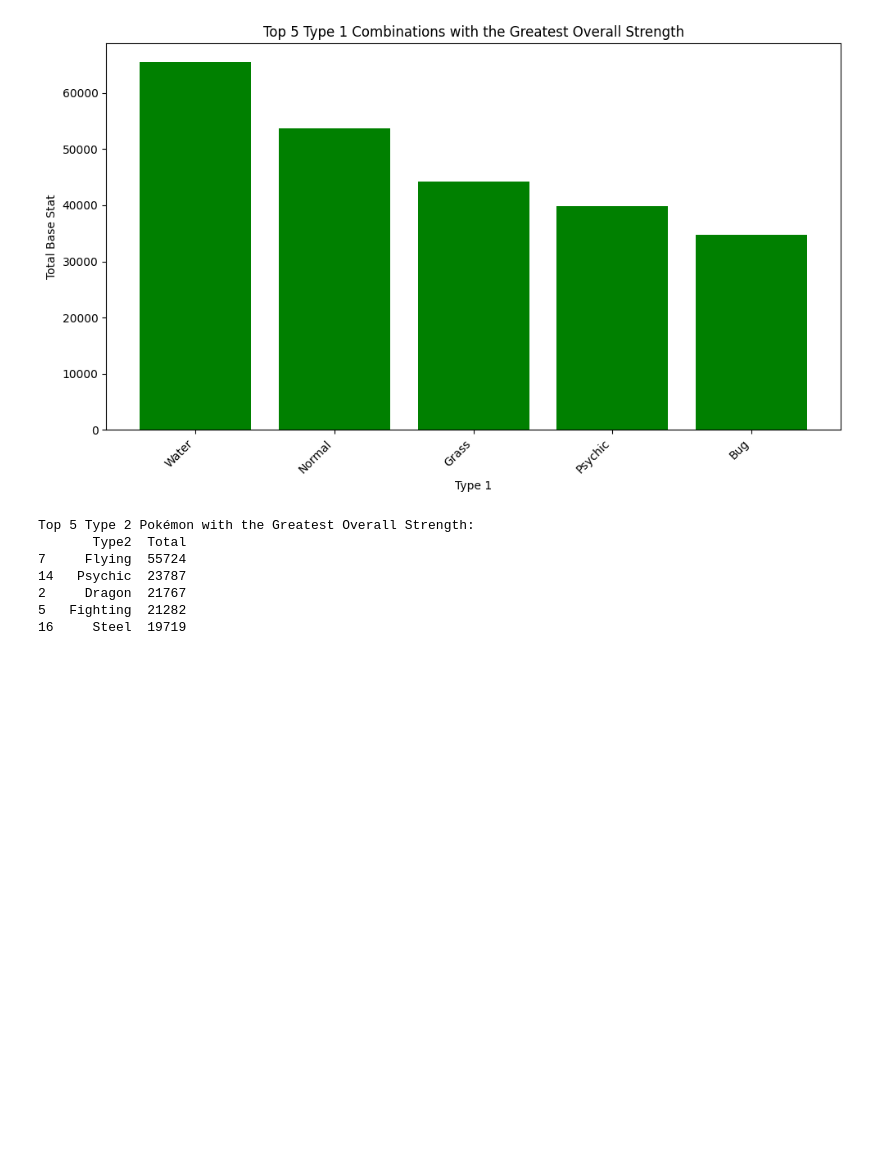
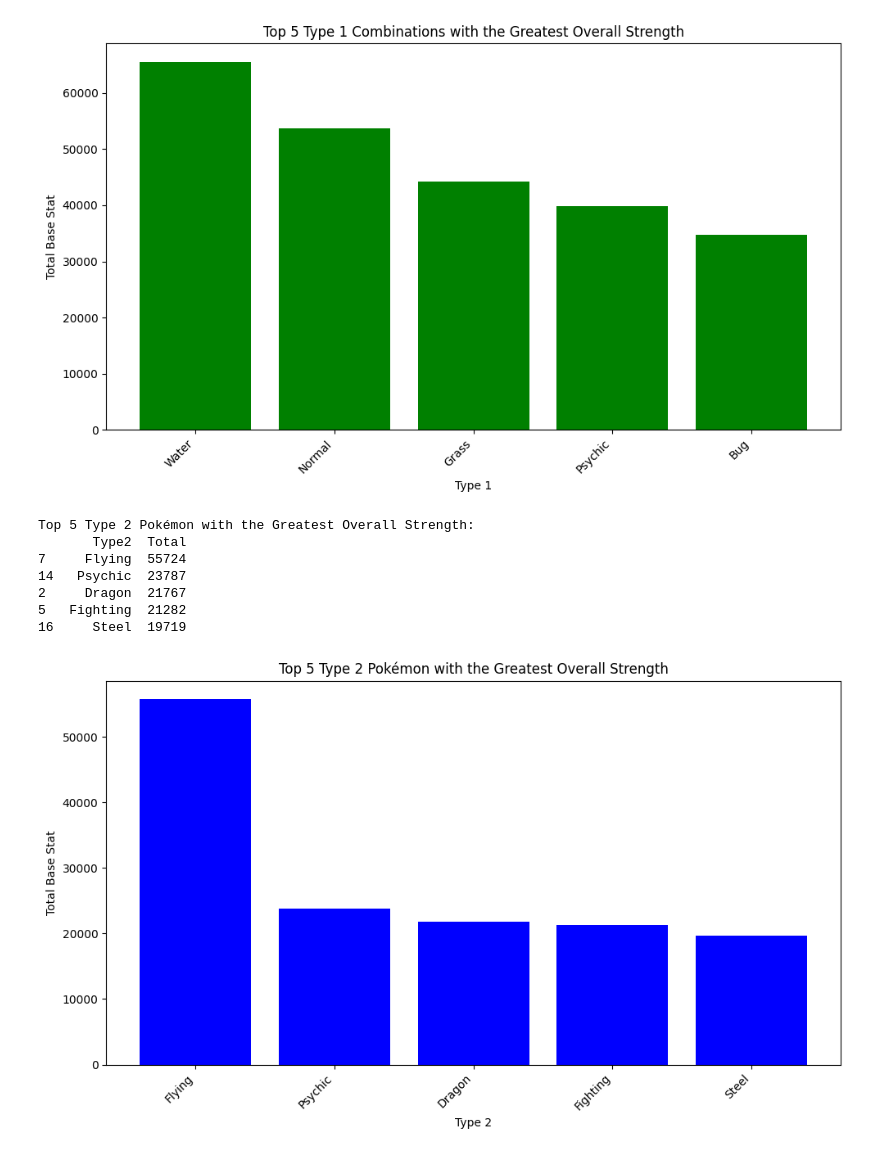
Before and after one commit to jerrymusaga/pokemon, a Jupyter notebook: pokemon.ipynb, the cells around one changed output. Saved outputs shown, nothing was run; the diff lists cells and outputs as text; code cells hidden in the pictures; blank space fills up the shorter version.

Commit message:
visualize top 5 type2 pokemon with greatest strengths

```diff
--- a/pokemon.ipynb
+++ b/pokemon.ipynb
@@ -387,3 +387,15 @@ Top 5 Type 2 Pokémon with the Greatest Overall Strength:
 2     Dragon  21767
 5   Fighting  21282
 16     Steel  19719
+# %%
+# Visualize the top 5 Type 2 Pokémon with the greatest overall strength
+plt.figure(figsize=(10, 6))
+plt.bar(top_5_strengths['Type2'], top_5_strengths['Total'], color='blue')
+plt.title('Top 5 Type 2 Pokémon with the Greatest Overall Strength')
+plt.xlabel('Type 2')
+plt.ylabel('Total Base Stat')
+plt.xticks(rotation=45, ha='right')
+plt.tight_layout()
+plt.show()
+# %% [output]
+[figure, added]
```
